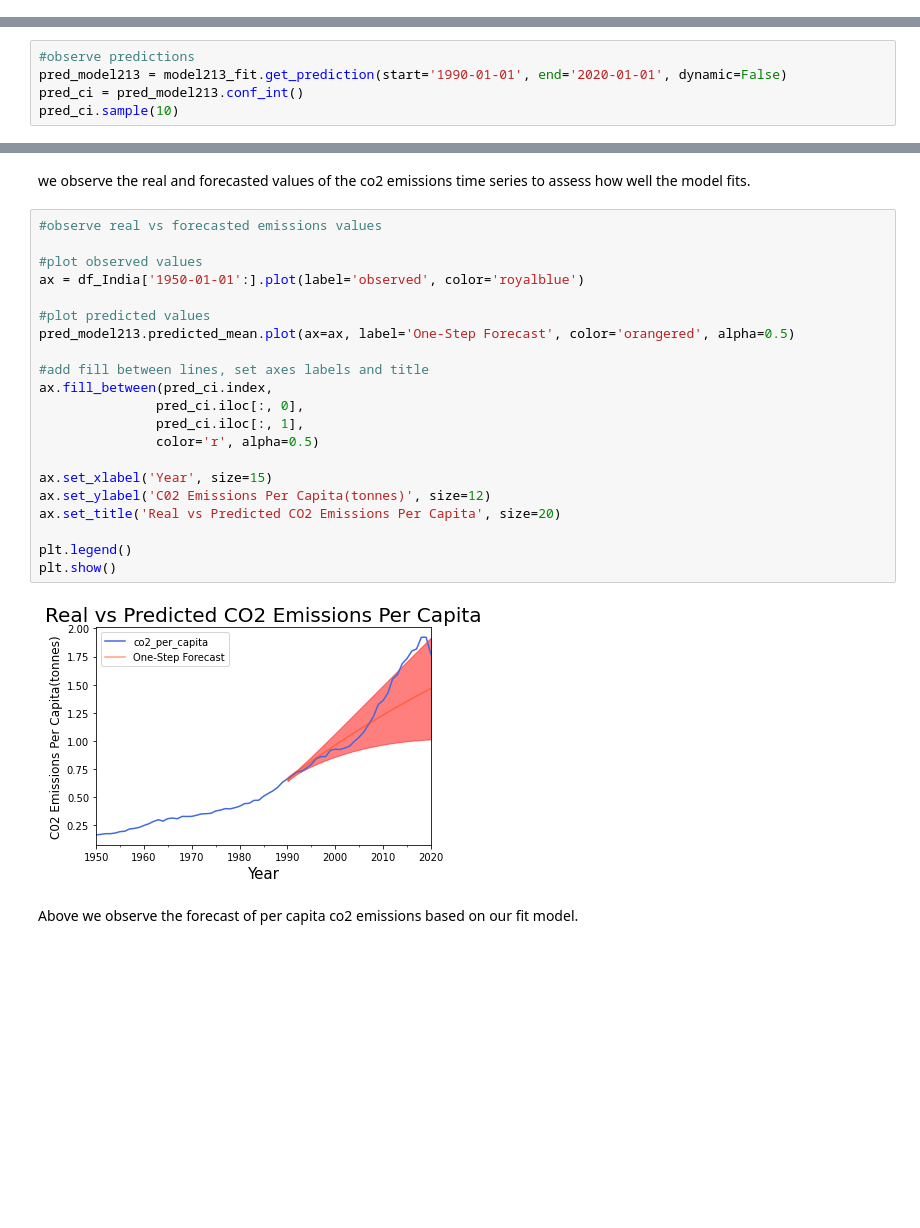
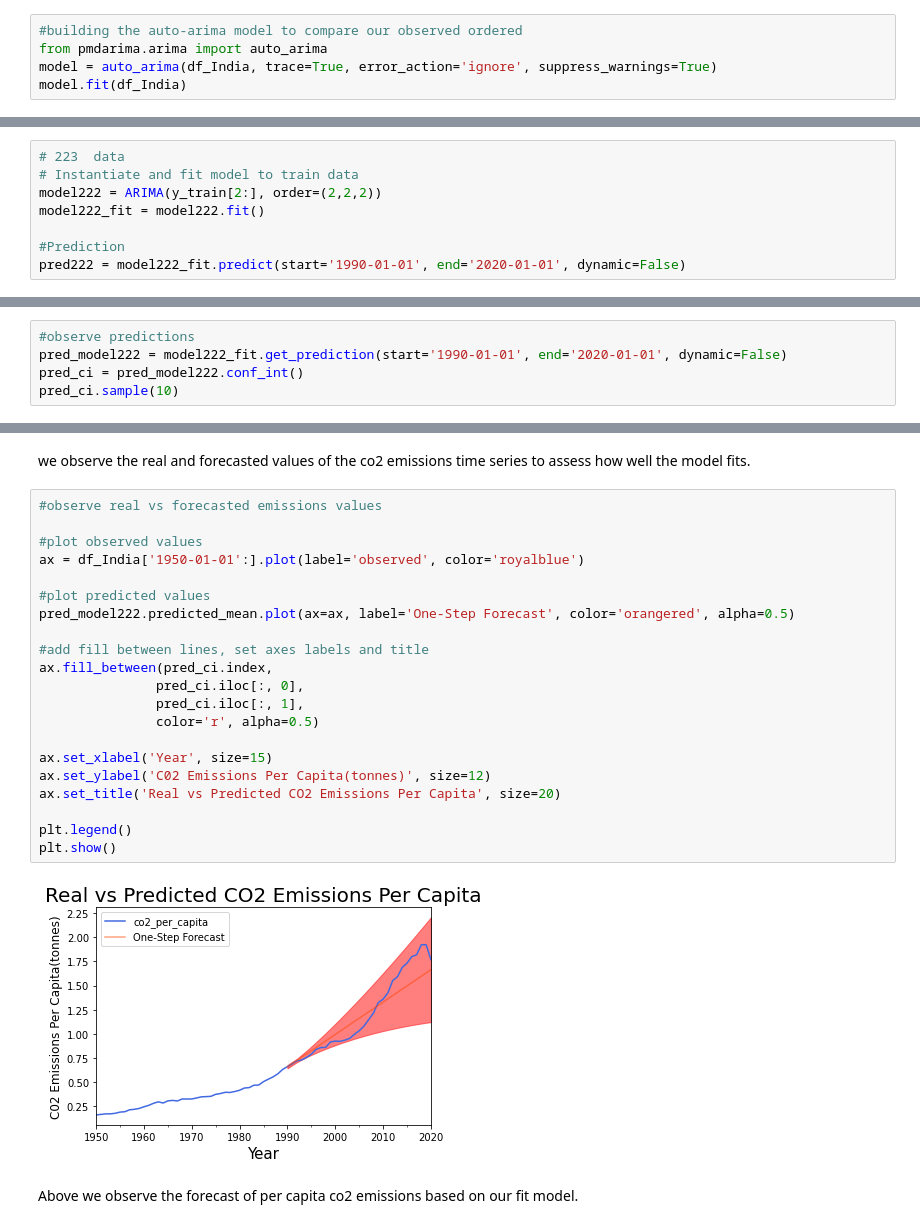
Before and after one commit to ganeshXb/Carbon-Emissions-Ecological-Footprint-Research, a Jupyter notebook: Notebooks/CO2-Emissions-TimeSeries-Forecasting.ipynb, the cells around one changed output, grey strips where cells are left out. Cells and saved outputs as stored; diff of their text form; blank space fills up the shorter version.

```diff
--- a/Notebooks/CO2-Emissions-TimeSeries-Forecasting.ipynb
+++ b/Notebooks/CO2-Emissions-TimeSeries-Forecasting.ipynb
@@ -442,3 +506,8 @@ From the above ACF and PACF for our original data, we can observe
 **ARIMA Model for Original Data**
 # %% [markdown]
 we tried many different p,d, and q parameters for an ARIMA model on our original data. The set of parameters yielded the best resutls, which we will comapre in mode details later.
+# %%
+#building the auto-arima model to compare our observed ordered
+from pmdarima.arima import auto_arima
+model = auto_arima(df_India, trace=True, error_action='ignore', suppress_warnings=True)
+model.fit(df_India)
@@ -608,4 +697,12 @@ model213_fit = model213.fit()
 
 #Prediction
 pred213 = model213_fit.predict(start='1990-01-01', end='2020-01-01', dynamic=False)
+# %%
+# 223  data
+# Instantiate and fit model to train data
+model222 = ARIMA(y_train[2:], order=(2,2,2))
+model222_fit = model222.fit()
+
+#Prediction
+pred222 = model222_fit.predict(start='1990-01-01', end='2020-01-01', dynamic=False)
 # %% [markdown]
@@ -694,8 +844,8 @@ The qq-plot on the bottom left shows that the ordered distribution of residuals
 The residuals over time (top left plot) don't display any obvious seasonality and appear to be white noise. This is confirmed by the autocorrelation (i.e, correlation) plot on the bottom right, which shows that the time series residuals have low correlation with lagged versions of itself.
 # %%
 #observe predictions
-pred_model213 = model213_fit.get_prediction(start='1990-01-01', end='2020-01-01', dynamic=False)
-pred_ci = pred_model213.conf_int()
+pred_model222 = model222_fit.get_prediction(start='1990-01-01', end='2020-01-01', dynamic=False)
+pred_ci = pred_model222.conf_int()
 pred_ci.sample(10)
 # %% [output]
 |  | lower co2_per_capita | upper co2_per_capita |
@@ -714,26 +864,26 @@ we observe the real and forecasted values of the co2 emissions time series to as
 # %%
 #observe real vs forecasted emissions values
 
 #plot observed values
 ax = df_India['1950-01-01':].plot(label='observed', color='royalblue')
 
 #plot predicted values
-pred_model213.predicted_mean.plot(ax=ax, label='One-Step Forecast', color='orangered', alpha=0.5)
+pred_model222.predicted_mean.plot(ax=ax, label='One-Step Forecast', color='orangered', alpha=0.5)
 
 #add fill between lines, set axes labels and title
 ax.fill_between(pred_ci.index,
                pred_ci.iloc[:, 0],
                pred_ci.iloc[:, 1],
                color='r', alpha=0.5)
 
 ax.set_xlabel('Year', size=15)
 ax.set_ylabel('C02 Emissions Per Capita(tonnes)', size=12)
 ax.set_title('Real vs Predicted CO2 Emissions Per Capita', size=20)
 
 plt.legend()
 plt.show()
 # %% [output]
-[figure, old version]
+[figure, new version]
 # %% [markdown]
 Above we observe the forecast of per capita co2 emissions based on our fit model.
 # %% [markdown]
```
Also changed, not shown: parts of 56 cells of this notebook.
